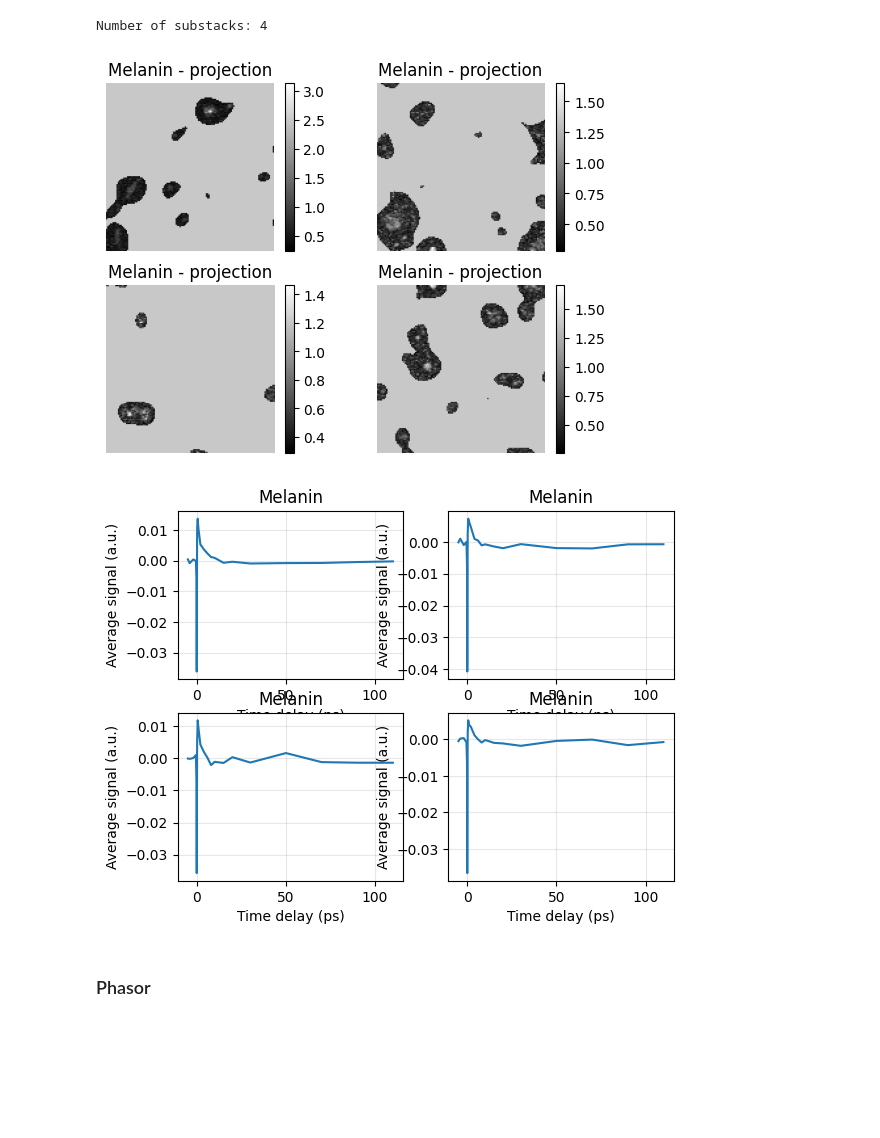
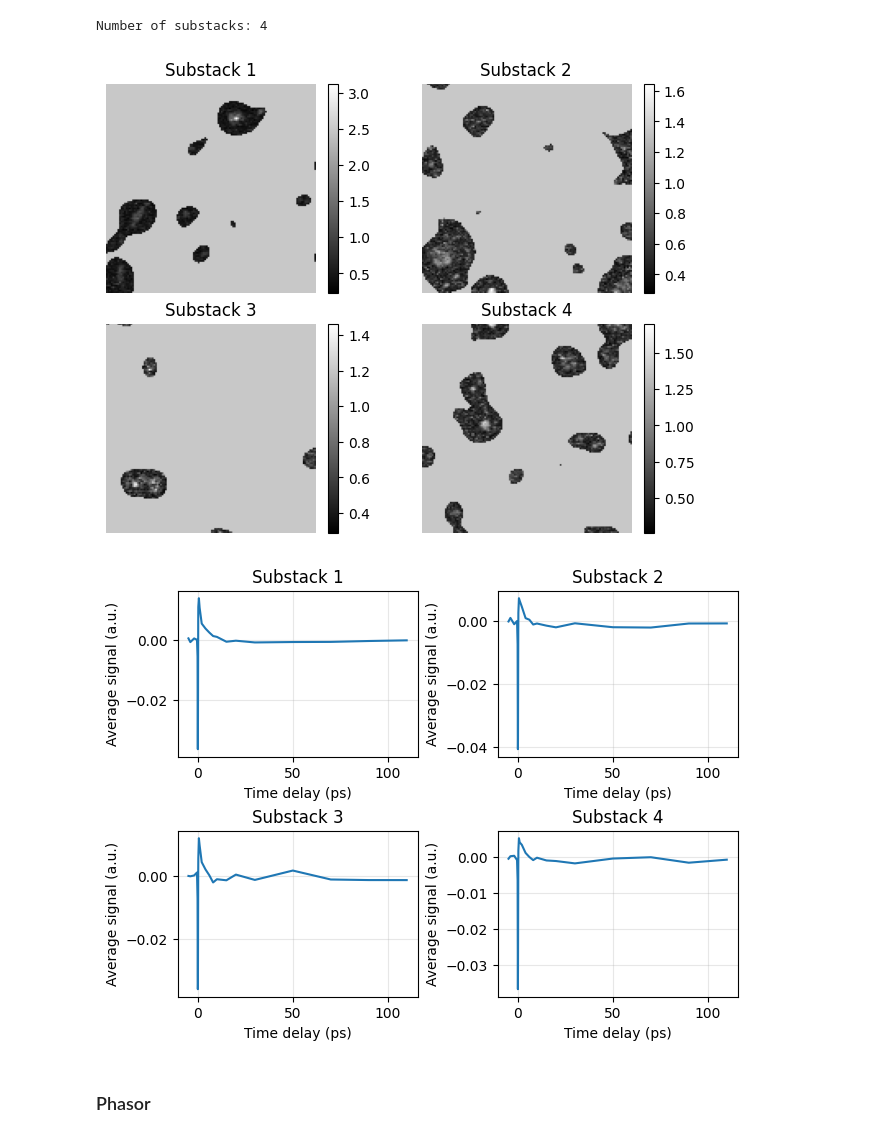
Before and after one commit to MCFLab/puprisa, a Jupyter notebook: examples/example.ipynb, the cells around one changed output. Cells and saved outputs as stored; diff of their text form; code cells hidden in the pictures; blank space fills up the shorter version.

```diff
--- a/examples/example.ipynb
+++ b/examples/example.ipynb
@@ -64,19 +74,20 @@ print(f"Number of substacks: {len(substacks)}")
 # %% [output]
 Number of substacks: 4
 # %%
-fig, axes = plt.subplots(2, 2)
+fig, axes = plt.subplots(2, 2, layout='constrained')
 axes = axes.flatten()
 for i, substack in enumerate(substacks):
     substack.plot_projection(ax=axes[i])
+    axes[i].set_title(f"Substack {i+1}")
 # %% [output]
-[figure, old version]
+[figure, new version]
 # %%
-fig, ax = plt.subplots(2, 2)
+fig, ax = plt.subplots(2, 2, layout='constrained')
 ax = ax.flatten()
 for i, substack in enumerate(substacks):
+    substack.plot_average_curve(ax=ax[i])
     ax[i].set_title(f"Substack {i+1}")
-    substack.plot_average_curve(ax=ax[i])
 # %% [output]
-[figure, old version]
+[figure, new version]
 # %% [markdown]
 ### Phasor
```
Also changed, not shown: parts of 7 cells of this notebook, 2 other files.
